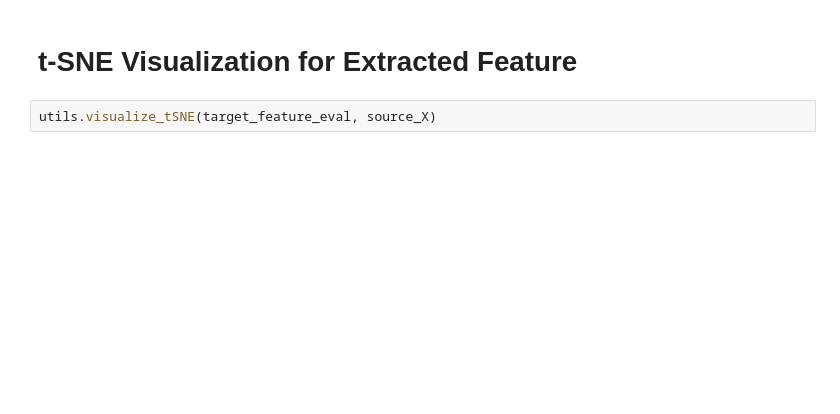
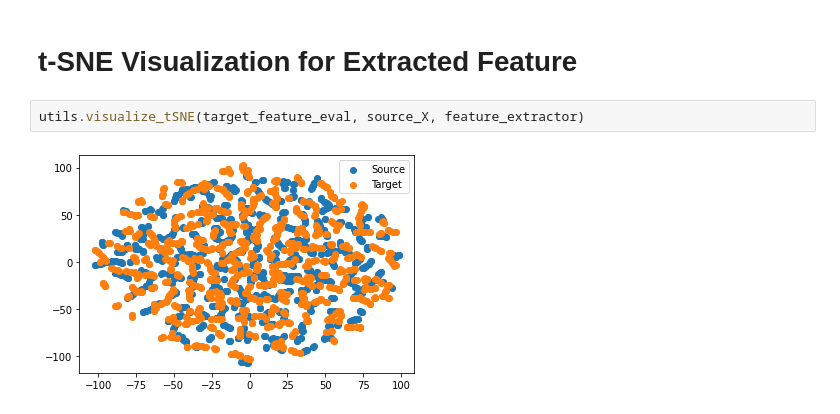
Before and after one commit to oh-yu/domain-invariant-learning, a Jupyter notebook: occupancy_detection.ipynb, the cells around one changed output. Cells and saved outputs as stored; diff of their text form; blank space fills up the shorter version.

```diff
--- a/occupancy_detection.ipynb
+++ b/occupancy_detection.ipynb
@@ -80,4 +81,6 @@ Without Adaptation Accuracy:0.4100765287876129
 # %% [markdown]
 # t-SNE Visualization for Extracted Feature
-# %%
-utils.visualize_tSNE(target_feature_eval, source_X)
+# %%
+utils.visualize_tSNE(target_feature_eval, source_X, feature_extractor)
+# %% [output]
+[figure, added]
```
Also changed, not shown: parts of 2 cells of this notebook, 2 other files.
